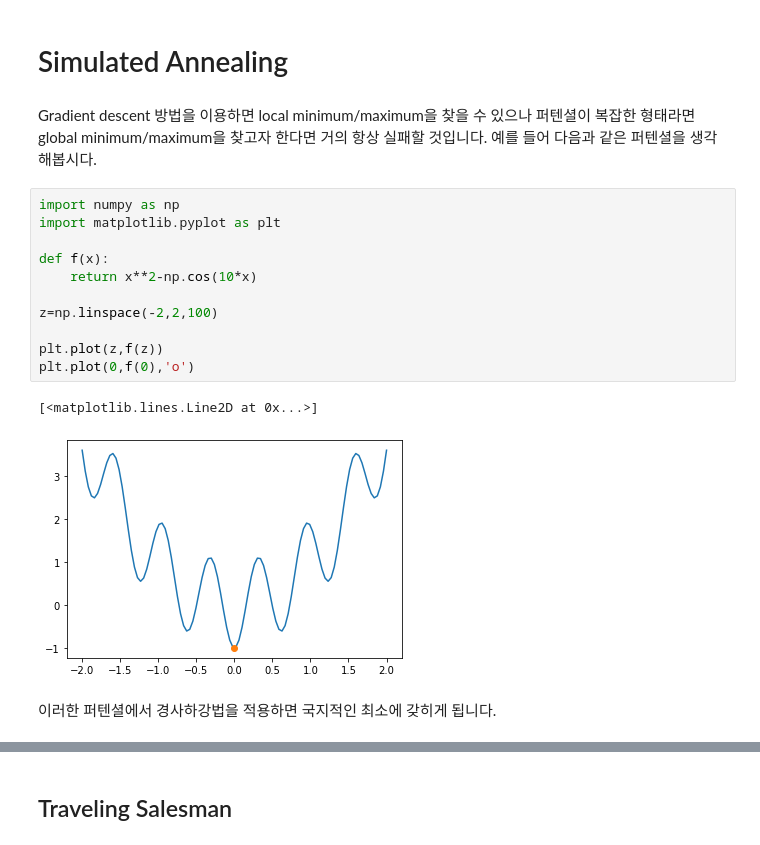
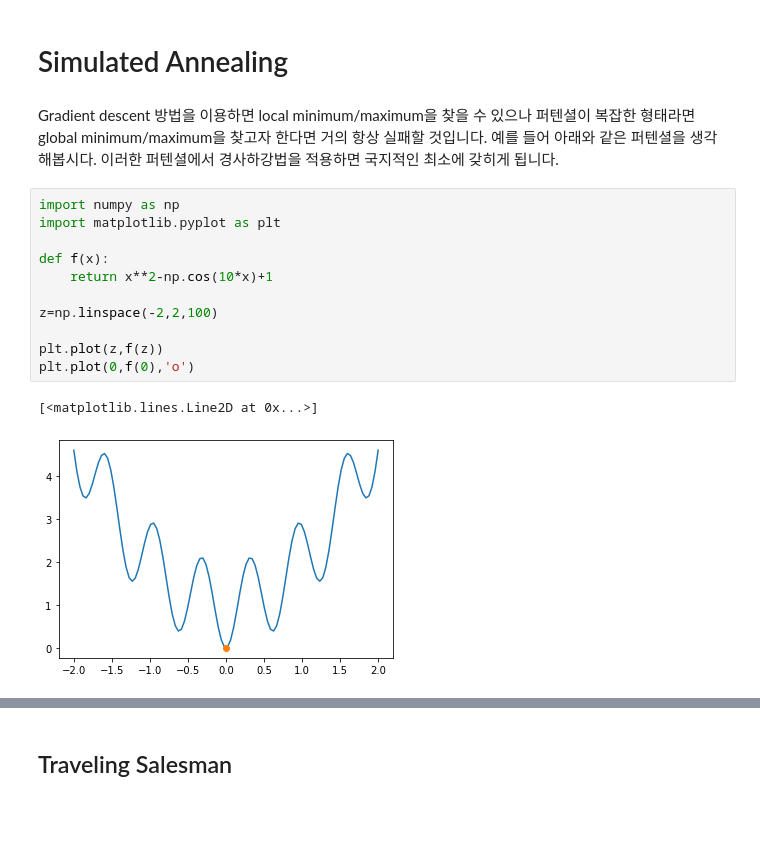
Before and after one commit to bjmin/bmin_comphys, a Jupyter notebook: cp/cp10/comphys10-3.ipynb, the cells around one changed output, grey strips where cells are left out. Cells and saved outputs as stored; diff of their text form; blank space fills up the shorter version.

```diff
--- a/cp/cp10/comphys10-3.ipynb
+++ b/cp/cp10/comphys10-3.ipynb
@@ -1,23 +1,21 @@
 # %% [markdown]
 # Simulated Annealing
 # %% [markdown]
-Gradient descent 방법을 이용하면 local minimum/maximum을 찾을 수 있으나 퍼텐셜이 복잡한 형태라면 global minimum/maximum을 찾고자 한다면 거의 항상 실패할 것입니다. 예를 들어 다음과 같은 퍼텐셜을 생각해봅시다.
+Gradient descent 방법을 이용하면 local minimum/maximum을 찾을 수 있으나 퍼텐셜이 복잡한 형태라면 global minimum/maximum을 찾고자 한다면 거의 항상 실패할 것입니다. 예를 들어 아래와 같은 퍼텐셜을 생각해봅시다. 이러한 퍼텐셜에서 경사하강법을 적용하면 국지적인 최소에 갖히게 됩니다.
 # %%
 import numpy as np
 import matplotlib.pyplot as plt
 
 def f(x):
-    return x**2-np.cos(10*x)
+    return x**2-np.cos(10*x)+1
 
 z=np.linspace(-2,2,100)
 
 plt.plot(z,f(z))
 plt.plot(0,f(0),'o')
 # %% [output]
 [<matplotlib.lines.Line2D at 0x...>]
-[figure, old version]
+[figure, new version]
-# %% [markdown]
-이러한 퍼텐셜에서 경사하강법을 적용하면 국지적인 최소에 갖히게 됩니다.
 # %%
 def gd(gam,x):
     dx = 0.001
```
Also changed, not shown: parts of 5 cells of this notebook.
